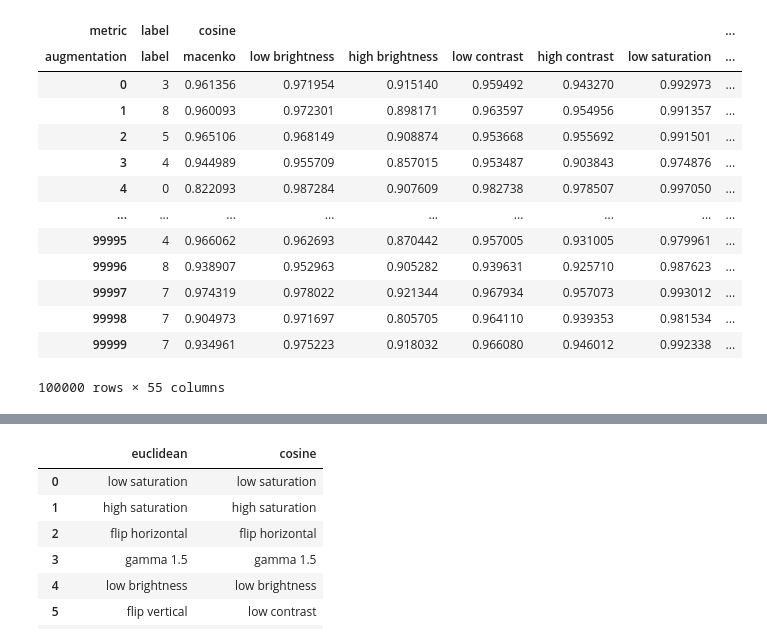
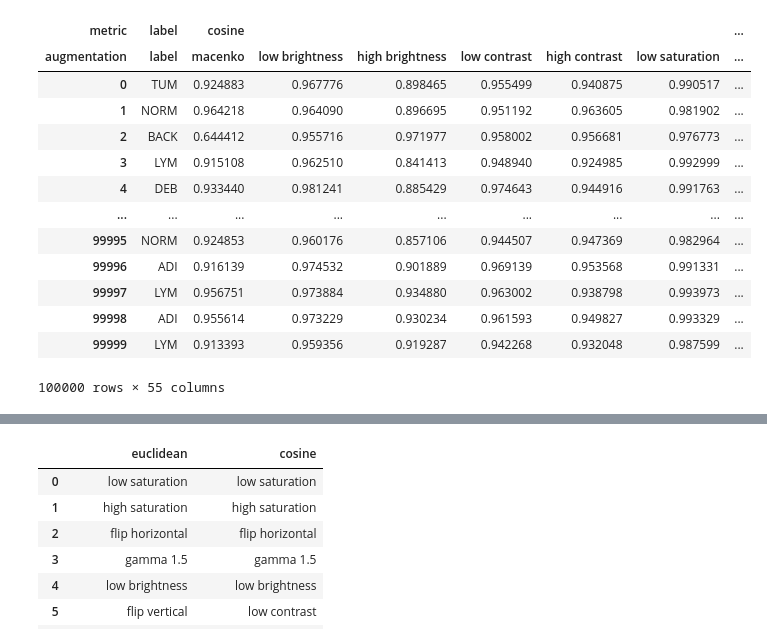
Before and after one commit to georg-wolflein/good-features, a Jupyter notebook: analyze.ipynb, the cells around one changed output, grey strips where cells are left out. Drawn from its saved outputs; the diff is of its cells as text; code cells hidden in the pictures.

```diff
--- a/analyze.ipynb
+++ b/analyze.ipynb
@@ -1,20 +1,20 @@
 # %%
 import pandas as pd
 # %%
-df = pd.read_csv("/app/kather100k_augmentations.old.csv", header=[0, 1], index_col=0)
+df = pd.read_csv("/app/kather100k_augmentations.csv", header=[0, 1], index_col=0)
 df
 # %% [output]
 | metric | label | cosine |  |  |  |  |  | ... |
 | augmentation | label | macenko | low brightness | high brightness | low contrast | high contrast | low saturation | ... |
-| 0 | 3 | 0.961356 | 0.971954 | 0.915140 | 0.959492 | 0.943270 | 0.992973 | ... |
-| 1 | 8 | 0.960093 | 0.972301 | 0.898171 | 0.963597 | 0.954956 | 0.991357 | ... |
-| 2 | 5 | 0.965106 | 0.968149 | 0.908874 | 0.953668 | 0.955692 | 0.991501 | ... |
-| 3 | 4 | 0.944989 | 0.955709 | 0.857015 | 0.953487 | 0.903843 | 0.974876 | ... |
-| 4 | 0 | 0.822093 | 0.987284 | 0.907609 | 0.982738 | 0.978507 | 0.997050 | ... |
+| 0 | TUM | 0.924883 | 0.967776 | 0.898465 | 0.955499 | 0.940875 | 0.990517 | ... |
+| 1 | NORM | 0.964218 | 0.964090 | 0.896695 | 0.951192 | 0.963605 | 0.981902 | ... |
+| 2 | BACK | 0.644412 | 0.955716 | 0.971977 | 0.958002 | 0.956681 | 0.976773 | ... |
+| 3 | LYM | 0.915108 | 0.962510 | 0.841413 | 0.948940 | 0.924985 | 0.992999 | ... |
+| 4 | DEB | 0.933440 | 0.981241 | 0.885429 | 0.974643 | 0.944916 | 0.991763 | ... |
 | ... | ... | ... | ... | ... | ... | ... | ... | ... |
-| 99995 | 4 | 0.966062 | 0.962693 | 0.870442 | 0.957005 | 0.931005 | 0.979961 | ... |
-| 99996 | 8 | 0.938907 | 0.952963 | 0.905282 | 0.939631 | 0.925710 | 0.987623 | ... |
-| 99997 | 7 | 0.974319 | 0.978022 | 0.921344 | 0.967934 | 0.957073 | 0.993012 | ... |
-| 99998 | 7 | 0.904973 | 0.971697 | 0.805705 | 0.964110 | 0.939353 | 0.981534 | ... |
-| 99999 | 7 | 0.934961 | 0.975223 | 0.918032 | 0.966080 | 0.946012 | 0.992338 | ... |
+| 99995 | NORM | 0.924853 | 0.960176 | 0.857106 | 0.944507 | 0.947369 | 0.982964 | ... |
+| 99996 | ADI | 0.916139 | 0.974532 | 0.901889 | 0.969139 | 0.953568 | 0.991331 | ... |
+| 99997 | LYM | 0.956751 | 0.973884 | 0.934880 | 0.963002 | 0.938798 | 0.993973 | ... |
+| 99998 | ADI | 0.955614 | 0.973229 | 0.930234 | 0.961593 | 0.949827 | 0.993329 | ... |
+| 99999 | LYM | 0.913393 | 0.959356 | 0.919287 | 0.942268 | 0.932048 | 0.987599 | ... |
 100000 rows × 55 columns
```
Also changed, not shown: parts of 3 cells of this notebook, 9 other files.
